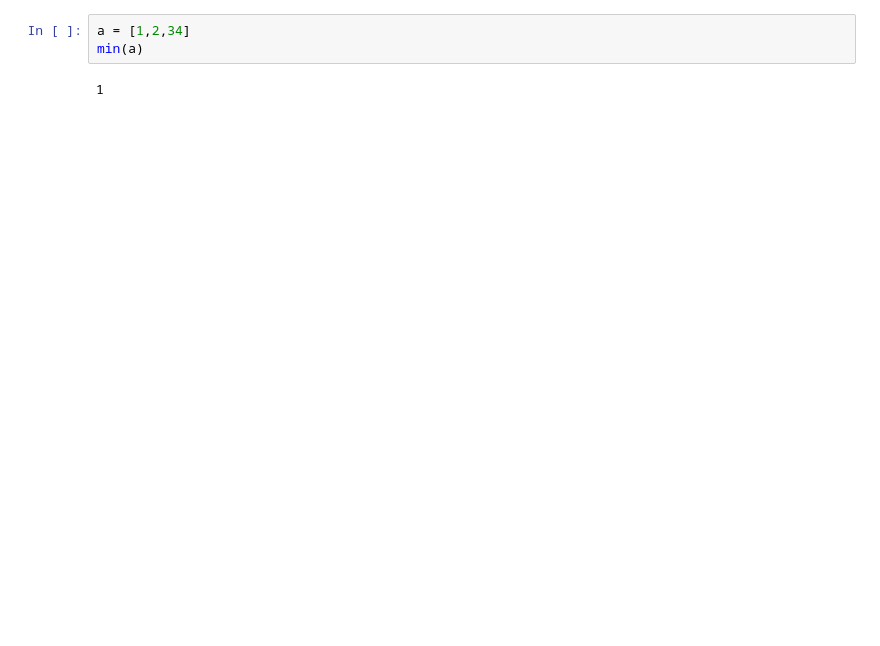
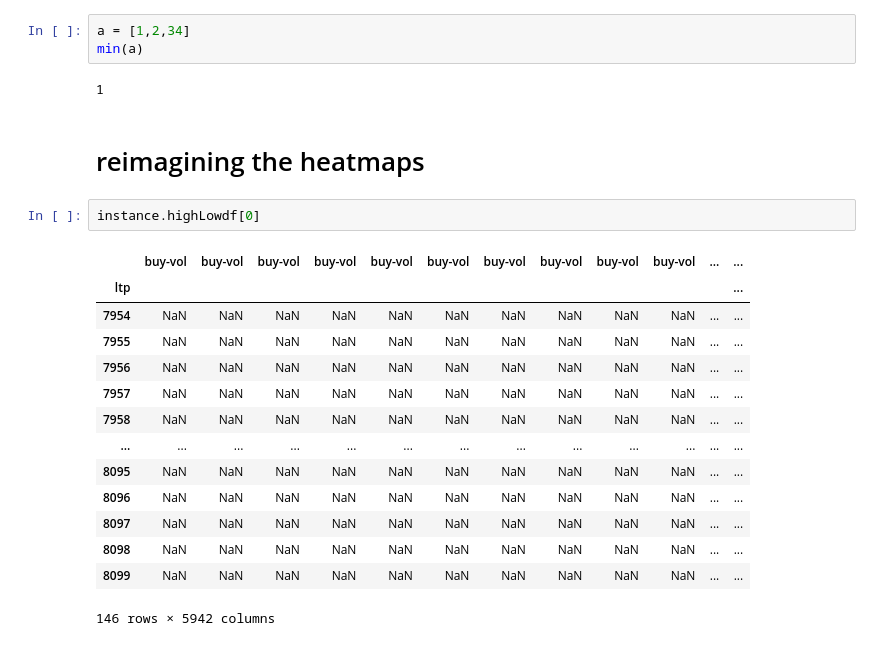
Before and after one commit to honua-dmg/BackTestingEngine, a Jupyter notebook: app/peakAnalyser.ipynb, the cells around one changed output. Drawn from its saved outputs; the diff is of its cells as text; blank space fills up the shorter version.

```diff
--- a/app/peakAnalyser.ipynb
+++ b/app/peakAnalyser.ipynb
@@ -416,3 +455,22 @@ a = [1,2,34]
 min(a)
 # %% [output]
 1
+# %% [markdown]
+# reimagining the heatmaps
+# %%
+instance.highLowdf[0]
+# %% [output]
+|  | buy-vol | buy-vol | buy-vol | buy-vol | buy-vol | buy-vol | buy-vol | buy-vol | buy-vol | buy-vol | ... | ... |
+| ltp |  |  |  |  |  |  |  |  |  |  |  | ... |
+| 7954 | NaN | NaN | NaN | NaN | NaN | NaN | NaN | NaN | NaN | NaN | ... | ... |
+| 7955 | NaN | NaN | NaN | NaN | NaN | NaN | NaN | NaN | NaN | NaN | ... | ... |
+| 7956 | NaN | NaN | NaN | NaN | NaN | NaN | NaN | NaN | NaN | NaN | ... | ... |
+| 7957 | NaN | NaN | NaN | NaN | NaN | NaN | NaN | NaN | NaN | NaN | ... | ... |
+| 7958 | NaN | NaN | NaN | NaN | NaN | NaN | NaN | NaN | NaN | NaN | ... | ... |
+| ... | ... | ... | ... | ... | ... | ... | ... | ... | ... | ... | ... | ... |
+| 8095 | NaN | NaN | NaN | NaN | NaN | NaN | NaN | NaN | NaN | NaN | ... | ... |
+| 8096 | NaN | NaN | NaN | NaN | NaN | NaN | NaN | NaN | NaN | NaN | ... | ... |
+| 8097 | NaN | NaN | NaN | NaN | NaN | NaN | NaN | NaN | NaN | NaN | ... | ... |
+| 8098 | NaN | NaN | NaN | NaN | NaN | NaN | NaN | NaN | NaN | NaN | ... | ... |
+| 8099 | NaN | NaN | NaN | NaN | NaN | NaN | NaN | NaN | NaN | NaN | ... | ... |
+146 rows × 5942 columns
```
Also changed, not shown: parts of 8 cells of this notebook.
